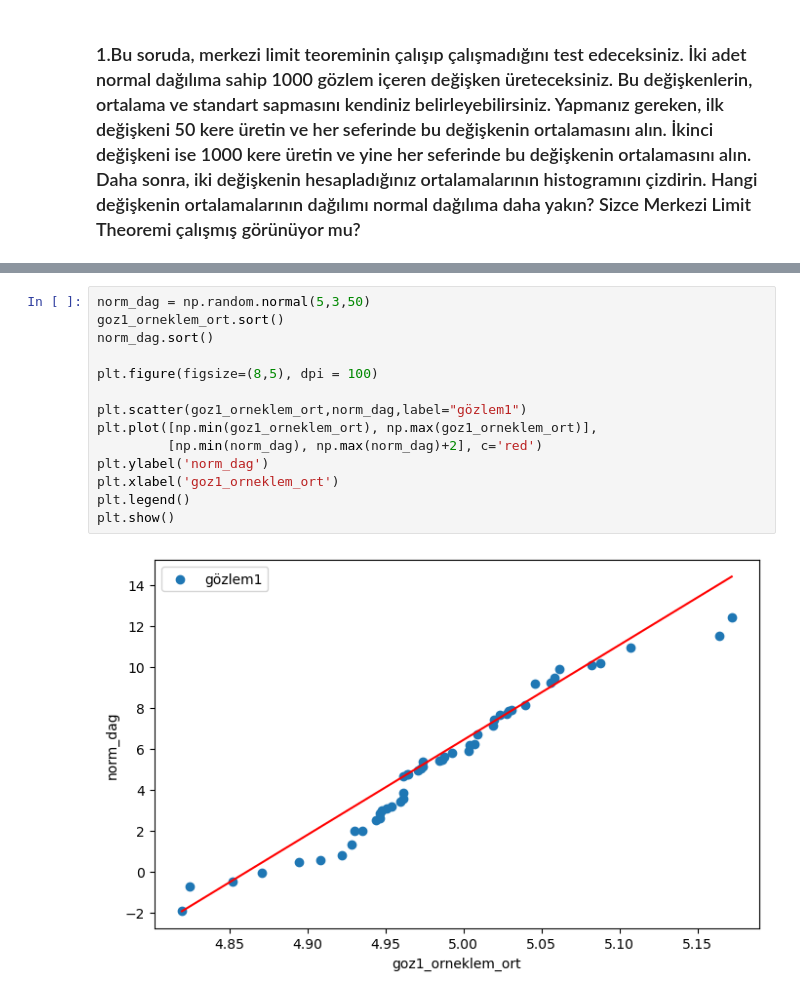
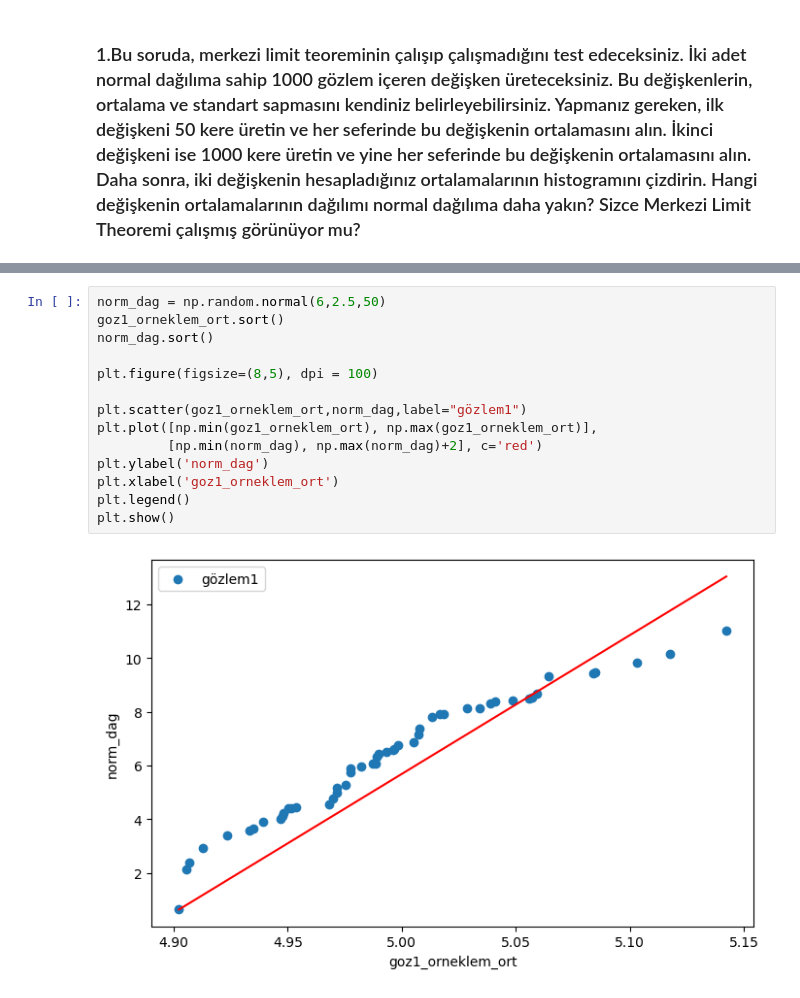
Before and after one commit to kubra-keskin/bootcamp_statistics, a Jupyter notebook: homework_4.ipynb, the cells around one changed output, grey strips where cells are left out. Cells and saved outputs as stored; diff of their text form.

```diff
--- a/homework_4.ipynb
+++ b/homework_4.ipynb
@@ -37,17 +29,17 @@ plt.show()
 # %%
-norm_dag = np.random.normal(5,3,50)
+norm_dag = np.random.normal(6,2.5,50)
 goz1_orneklem_ort.sort()
 norm_dag.sort()
 
 plt.figure(figsize=(8,5), dpi = 100)
 
 plt.scatter(goz1_orneklem_ort,norm_dag,label="gözlem1")
 plt.plot([np.min(goz1_orneklem_ort), np.max(goz1_orneklem_ort)],
          [np.min(norm_dag), np.max(norm_dag)+2], c='red')
 plt.ylabel('norm_dag')
 plt.xlabel('goz1_orneklem_ort')
 plt.legend()
 plt.show()
 # %% [output]
-[figure, old version]
+[figure, new version]
 # %%
```
Also changed, not shown: parts of 4 cells of this notebook.
